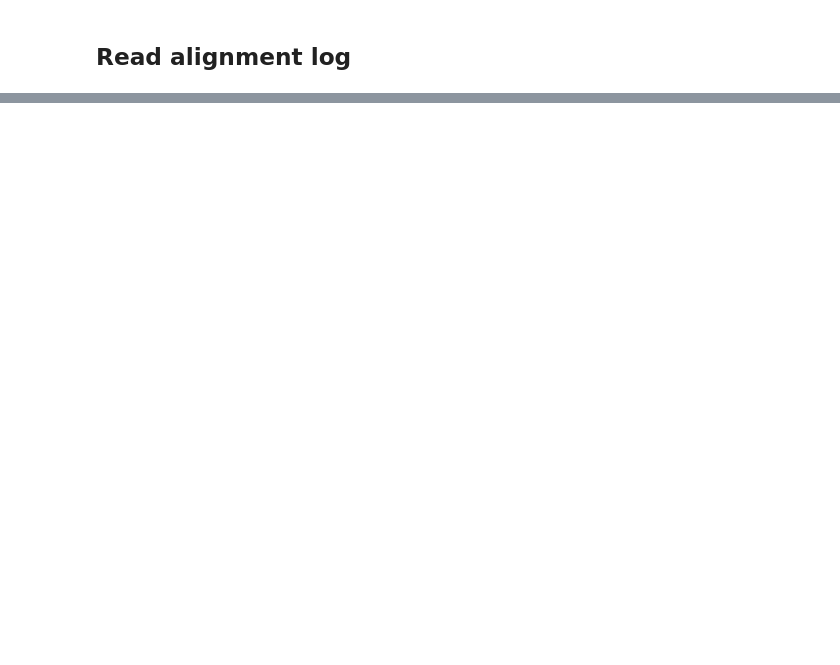
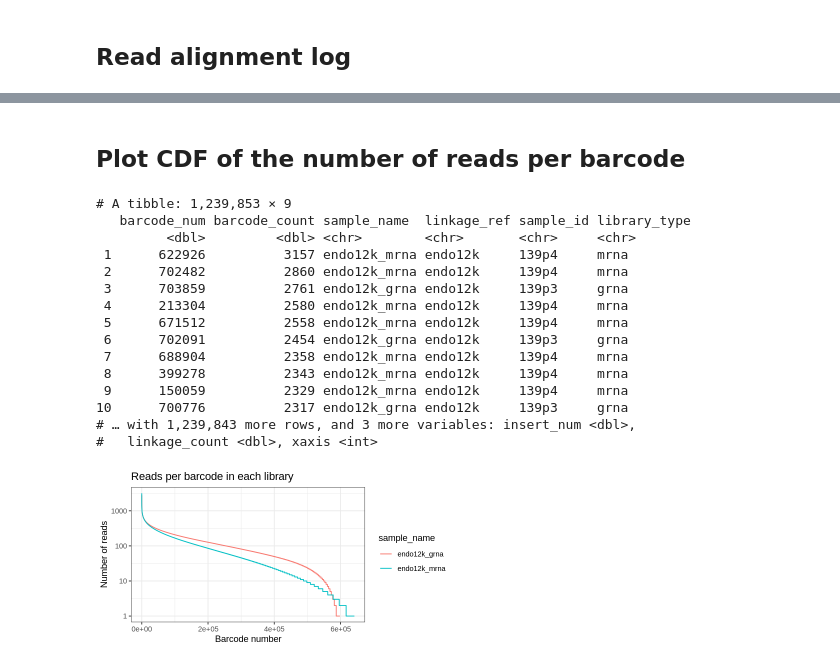
Before and after one commit to rasilab/burke_2022, a Jupyter notebook: analysis/barcode_seq/pool3_mrna/scripts/plot_alignment_statistics.ipynb, the cells around one changed output, grey strips where cells are left out. Drawn from its saved outputs; the diff is of its cells as text; code cells hidden in the pictures; blank space fills up the shorter version.

```diff
--- a/analysis/barcode_seq/pool3_mrna/scripts/plot_alignment_statistics.ipynb
+++ b/analysis/barcode_seq/pool3_mrna/scripts/plot_alignment_statistics.ipynb
@@ -24,0 +258,38 @@ Please use `cols = c(log)`”
+# %% [markdown]
+## Plot CDF of the number of reads per barcode
+# %%
+options(repr.plot.width=6, repr.plot.height=3)
+
+plot_data <- barcode_insert_counts %>%
+  group_by(sample_name) %>%
+  arrange(-barcode_count) %>%
+  mutate(xaxis = 1:(dplyr::n())) %>%
+  ungroup() %>%
+  print()
+
+plot_data %>%
+  ggplot(aes(x = xaxis, y = barcode_count, color = sample_name)) +
+  geom_line(aes(group = sample_name)) +
+  theme_bw() +
+  scale_y_log10() +
+  labs(x = "Barcode number", y = "Number of reads",
+       title = "Reads per barcode in each library") +
+  #scale_color_manual(values = cbPalette[2:3]) +
+  NULL
+# %% [output]
+# A tibble: 1,239,853 × 9
+   barcode_num barcode_count sample_name  linkage_ref sample_id library_type
+         <dbl>         <dbl> <chr>        <chr>       <chr>     <chr>
+ 1      622926          3157 endo12k_mrna endo12k     139p4     mrna
+ 2      702482          2860 endo12k_mrna endo12k     139p4     mrna
+ 3      703859          2761 endo12k_grna endo12k     139p3     grna
+ 4      213304          2580 endo12k_mrna endo12k     139p4     mrna
+ 5      671512          2558 endo12k_mrna endo12k     139p4     mrna
+ 6      702091          2454 endo12k_grna endo12k     139p3     grna
+ 7      688904          2358 endo12k_mrna endo12k     139p4     mrna
+ 8      399278          2343 endo12k_mrna endo12k     139p4     mrna
+ 9      150059          2329 endo12k_mrna endo12k     139p4     mrna
+10      700776          2317 endo12k_grna endo12k     139p3     grna
+# … with 1,239,843 more rows, and 3 more variables: insert_num <dbl>,
+#   linkage_count <dbl>, xaxis <int>
+[figure, added]
```
Also changed, not shown: parts of 21 cells of this notebook.
